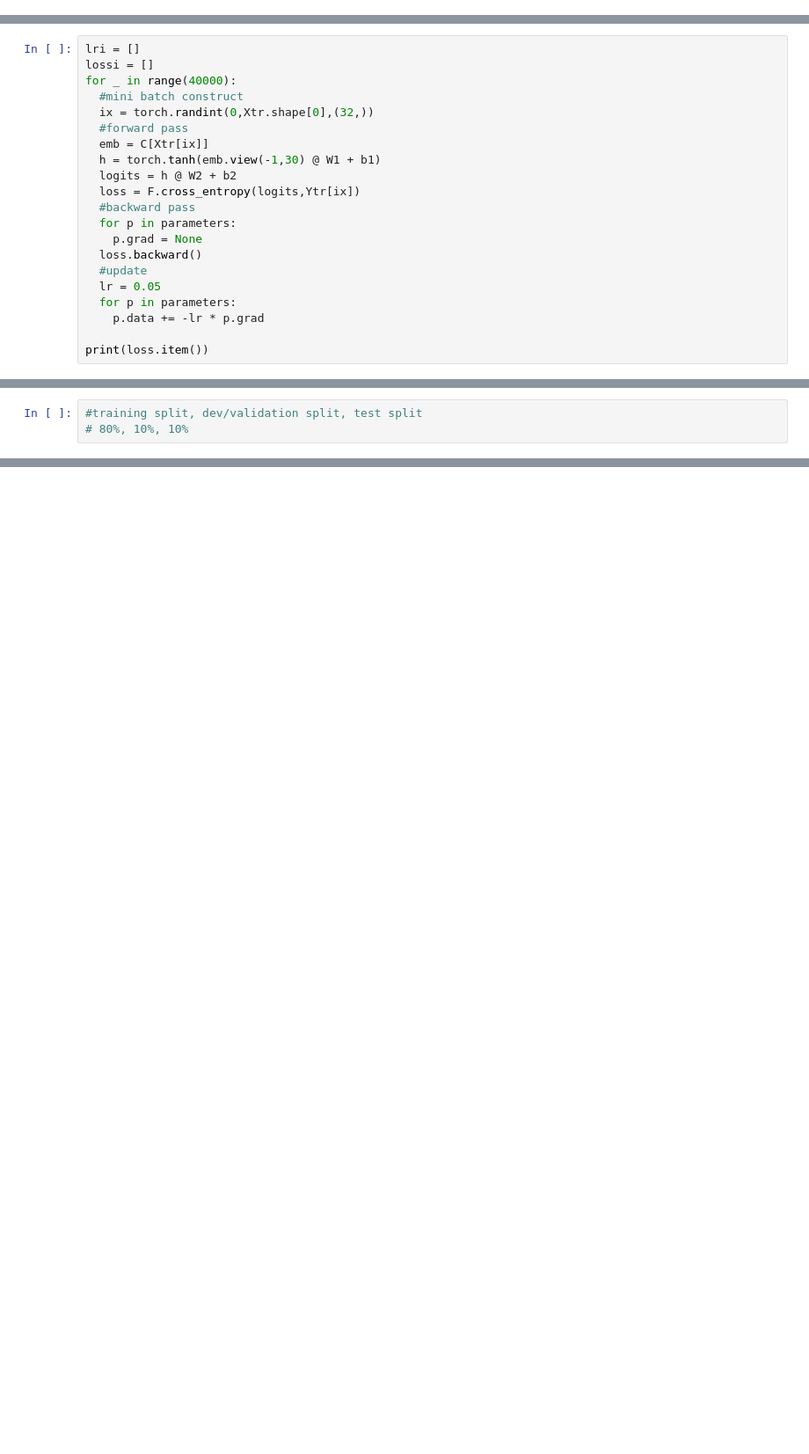
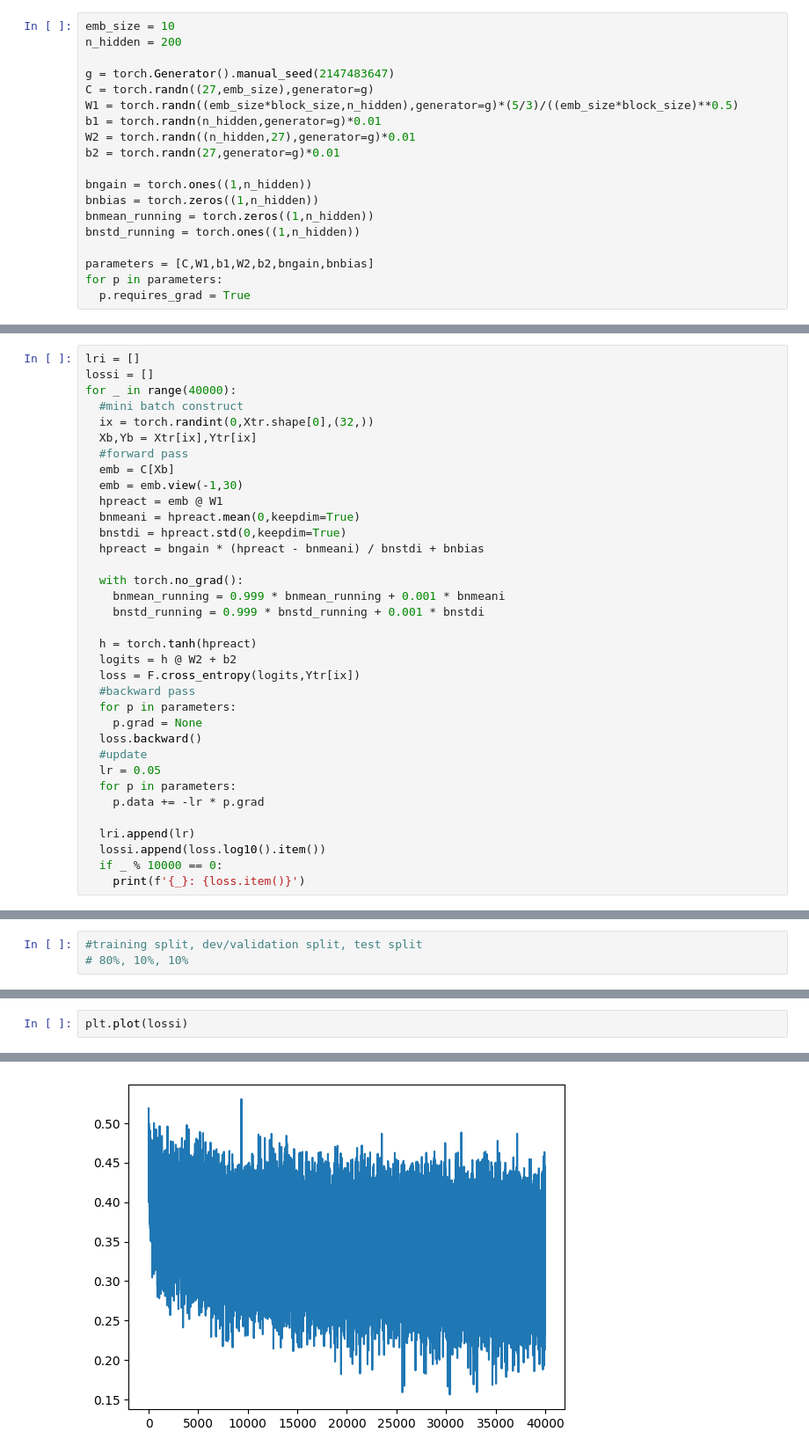
Before and after one commit to rajanbhusal/Makemore, a Jupyter notebook: building_makemore.ipynb, the cells around one changed output, grey strips where cells are left out. Shown at 88% size. Drawn from its saved outputs; the diff is of its cells as text; blank space fills up the shorter version.

```diff
--- a/building_makemore.ipynb
+++ b/building_makemore.ipynb
@@ -465,0 +454,19 @@ for p in parameters:
+# %%
+emb_size = 10
+n_hidden = 200
+
+g = torch.Generator().manual_seed(2147483647)
+C = torch.randn((27,emb_size),generator=g)
+W1 = torch.randn((emb_size*block_size,n_hidden),generator=g)*(5/3)/((emb_size*block_size)**0.5)
+b1 = torch.randn(n_hidden,generator=g)*0.01
+W2 = torch.randn((n_hidden,27),generator=g)*0.01
+b2 = torch.randn(27,generator=g)*0.01
+
+bngain = torch.ones((1,n_hidden))
+bnbias = torch.zeros((1,n_hidden))
+bnmean_running = torch.zeros((1,n_hidden))
+bnstd_running = torch.ones((1,n_hidden))
+
+parameters = [C,W1,b1,W2,b2,bngain,bnbias]
+for p in parameters:
+  p.requires_grad = True
@@ -469,9 +480,20 @@ lossi = []
 for _ in range(40000):
   #mini batch construct
   ix = torch.randint(0,Xtr.shape[0],(32,))
+  Xb,Yb = Xtr[ix],Ytr[ix]
   #forward pass
-  emb = C[Xtr[ix]]
-  h = torch.tanh(emb.view(-1,30) @ W1 + b1)
+  emb = C[Xb]
+  emb = emb.view(-1,30)
+  hpreact = emb @ W1
+  bnmeani = hpreact.mean(0,keepdim=True)
+  bnstdi = hpreact.std(0,keepdim=True)
+  hpreact = bngain * (hpreact - bnmeani) / bnstdi + bnbias
+
+  with torch.no_grad():
+    bnmean_running = 0.999 * bnmean_running + 0.001 * bnmeani
+    bnstd_running = 0.999 * bnstd_running + 0.001 * bnstdi
+
+  h = torch.tanh(hpreact)
   logits = h @ W2 + b2
   loss = F.cross_entropy(logits,Ytr[ix])
   #backward pass
@@ -483,5 +505,8 @@ for _ in range(40000):
   for p in parameters:
     p.data += -lr * p.grad
 
-print(loss.item())
+  lri.append(lr)
+  lossi.append(loss.log10().item())
+  if _ % 10000 == 0:
+    print(f'{_}: {loss.item()}')
 # %% [output]
@@ -545,0 +584,3 @@ drysonire.
+# %%
+plt.plot(lossi)
+# %% [output]
@@ -545,0 +588 @@ drysonire.
+[figure, added]
```
Also changed, not shown: parts of 13 cells of this notebook.
